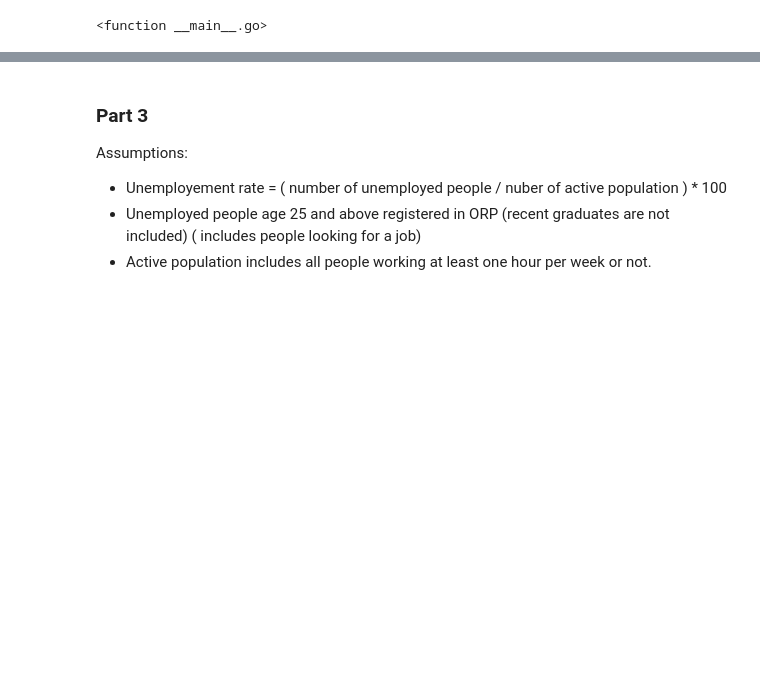
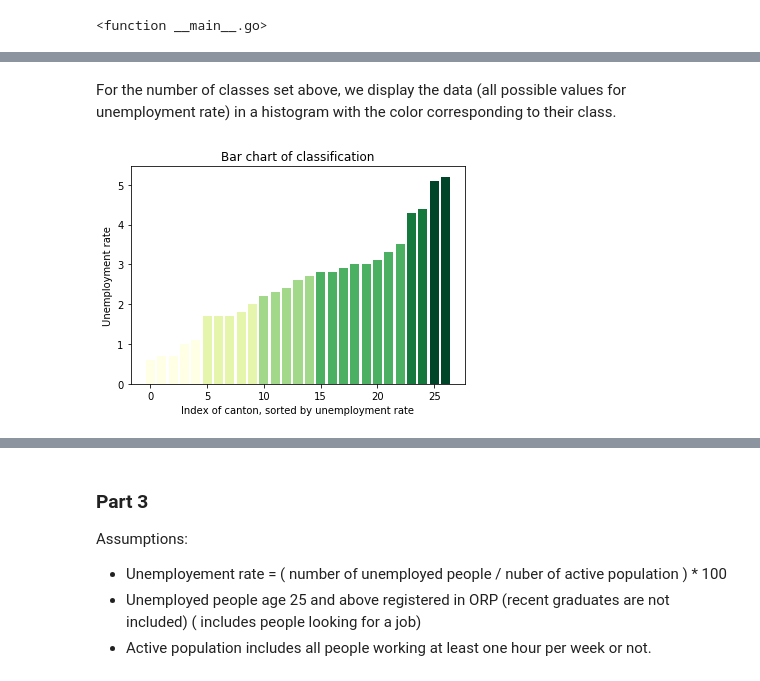
Before and after one commit to csbenz/ada, a Jupyter notebook: 03 - Interactive Viz/hw3.ipynb, the cells around one changed output, grey strips where cells are left out. Saved outputs shown, nothing was run; the diff lists cells and outputs as text; code cells hidden in the pictures; blank space fills up the shorter version.

```diff
--- a/03 - Interactive Viz/hw3.ipynb
+++ b/03 - Interactive Viz/hw3.ipynb
@@ -381,0 +385,8 @@ A Jupyter Widget
+# %%
+#Load the Switzerland unemployement's data.
+swiss_unemployement_Sept2017 = os.path.join('data', 'swiss_unemployement_2.csv')
+swiss_unemployement = pd.read_csv(swiss_unemployement_Sept2017, sep=';', encoding="utf-16")
+swiss_unemployement = swiss_unemployement.drop('Mesures', 1).drop('Taux de chômage.1', 1).drop('Chômeurs inscrits.1', 1).drop("Demandeurs d'emploi.1", 1).drop("Demandeurs d'emploi non chômeurs.1", 1)
+
+#Create a dictionnary in order to map a "canton" to its unemployement rate .
+swiss_unemp_dict = swiss_unemployement.set_index("Canton")["Taux de chômage"]
@@ -381,0 +395,15 @@ A Jupyter Widget
+# %%
+n_classes = 6
+
+swiss_rate = swiss_unemployement["Taux de chômage"].values
+
+# Finds the index of a value in an array representing ranges
+def find_index_first_greater_than(x, jenks_class):
+    return next(itertools.chain(iter(i for i,v in enumerate(jenks_class) if x <= v), [len(jenks_class)-1]))
+
+jenks_class = jenks(swiss_rate.copy(), n_classes)
+jenks_class[0] = 0.5999 # TODO hack
+
+ind = find_index_first_greater_than(15,jenks_class)
+print(jenks_class)
+print(ind)
@@ -381,0 +415,4 @@ A Jupyter Widget
+# %%
+swiss_unemployement['class'] = swiss_unemployement["Taux de chômage"].apply(lambda x: find_index_first_greater_than(x,jenks_class)-1)
+
+swiss_unemployement.sort_values("Taux de chômage").tail()
@@ -381,0 +426,14 @@ A Jupyter Widget
+# %% [markdown]
+For the number of classes set above, we display the data (all possible values for unemployment rate) in a histogram with the color corresponding to their class.
+# %%
+colormap_swiss = plt.get_cmap('YlGn', n_classes)
+class_to_color_map = {c: colormap_swiss(c) for c in range(n_classes)}
+cc = [class_to_color_map[c] for c in swiss_unemployement['class'].sort_values().values]
+
+plt.bar(range(len(swiss_rate)), np.sort(swiss_rate), color=cc)
+plt.title('Bar chart of classification')
+plt.xlabel('Index of canton, sorted by unemployment rate')
+plt.ylabel('Unemployment rate')
+plt.show()
+# %% [output]
+[figure, added]
```
Also changed, not shown: parts of 17 cells of this notebook, 2 other files.
